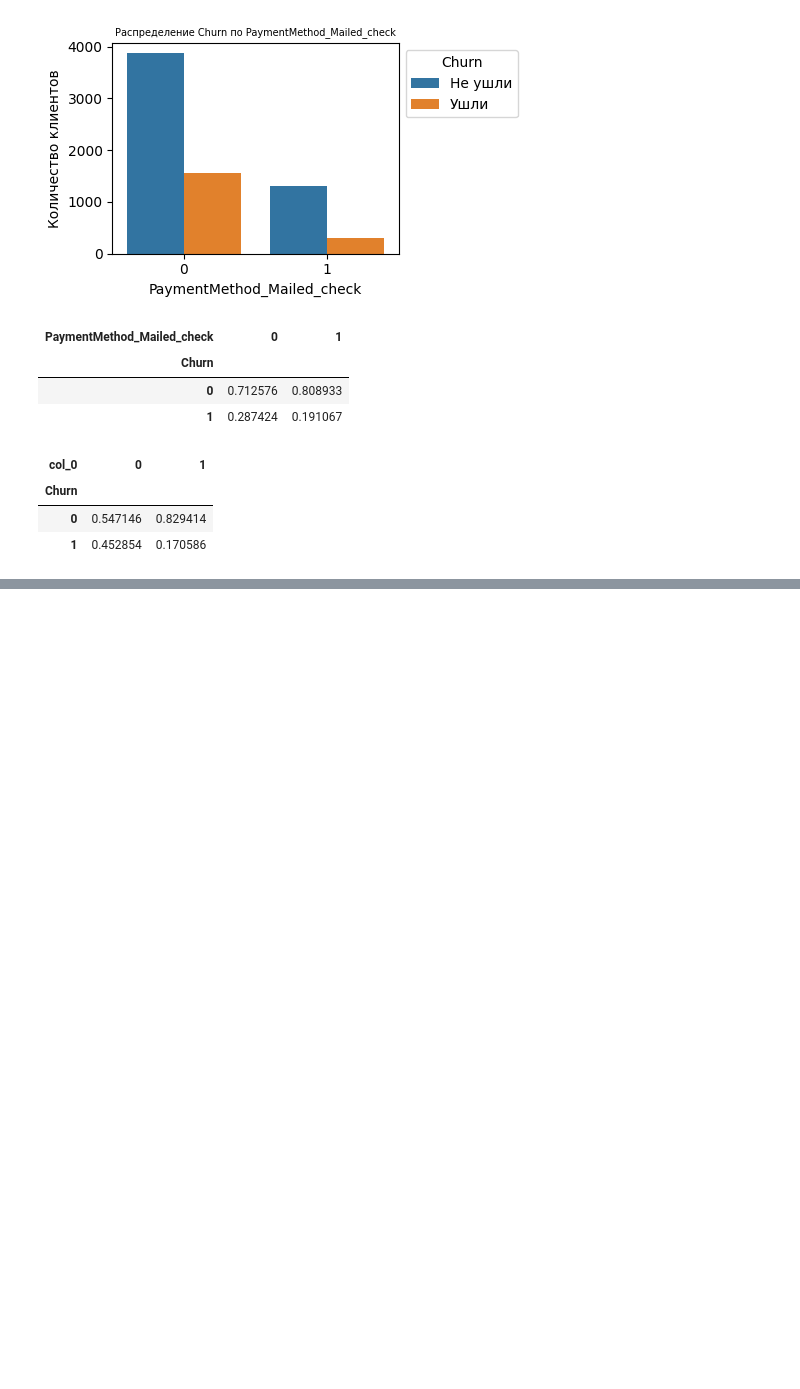
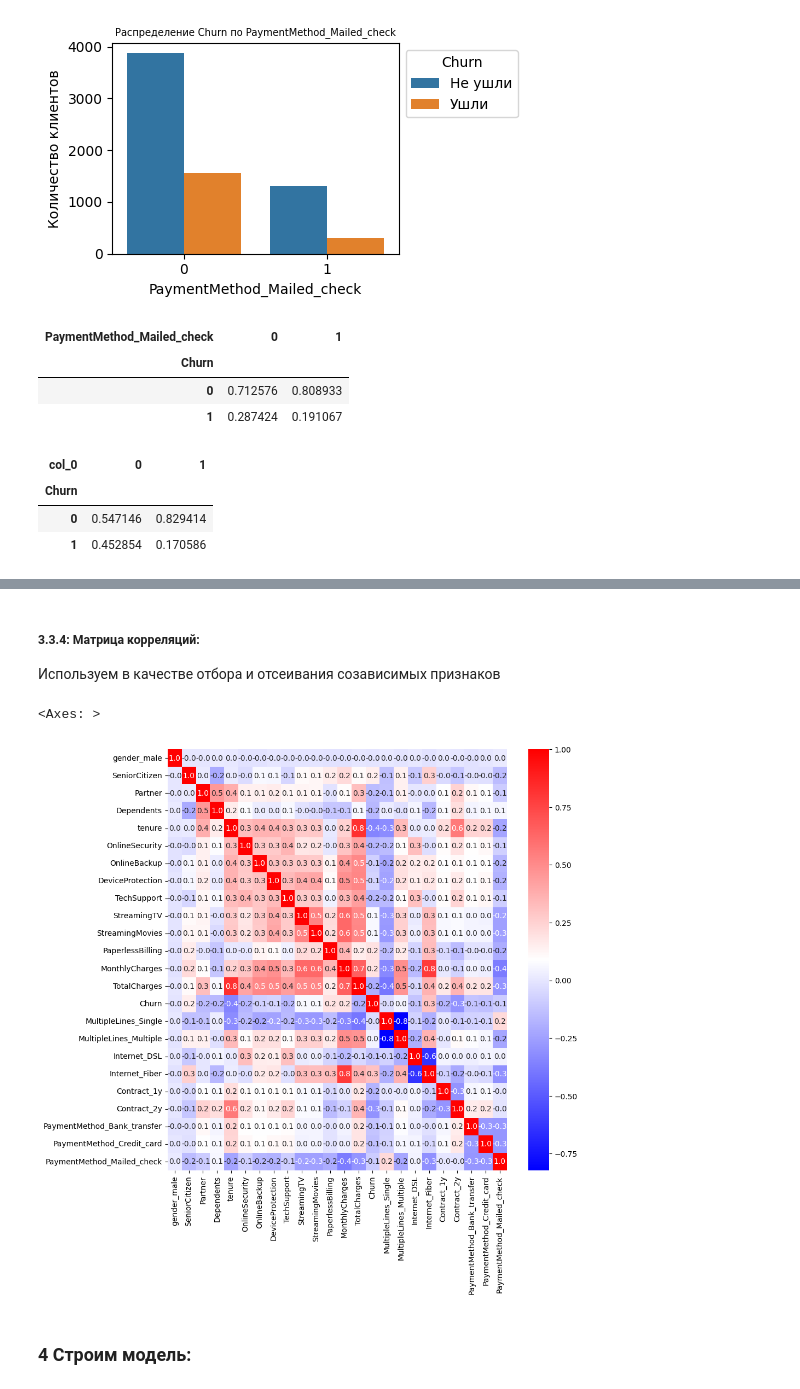
Before and after one commit to yo1oo0/portfolio, a Jupyter notebook: DataAnalysis/TelcoCustomerChurn/LogRegTelecomChurn.ipynb, the cells around one changed output, grey strips where cells are left out. Cells and saved outputs as stored; diff of their text form; code cells hidden in the pictures; blank space fills up the shorter version.

```diff
--- a/DataAnalysis/TelcoCustomerChurn/LogRegTelecomChurn.ipynb
+++ b/DataAnalysis/TelcoCustomerChurn/LogRegTelecomChurn.ipynb
@@ -479,0 +565,12 @@ pd.crosstab(source_df['Churn'], source_df['PaymentMethod_Mailed_check']+source_d
+# %% [markdown]
+##### 3.3.4: **Матрица корреляций**:
+
+Используем в качестве отбора и отсеивания созависимых признаков
+# %%
+plt.figure(figsize=(10, 10))
+sns.heatmap(source_df.corr(), cmap='bwr',annot=True, fmt=".1f")
+# %% [output]
+<Axes: >
+[figure, added]
+# %% [markdown]
+### **4 Строим модель**:
```
Also changed, not shown: parts of 16 cells of this notebook.
